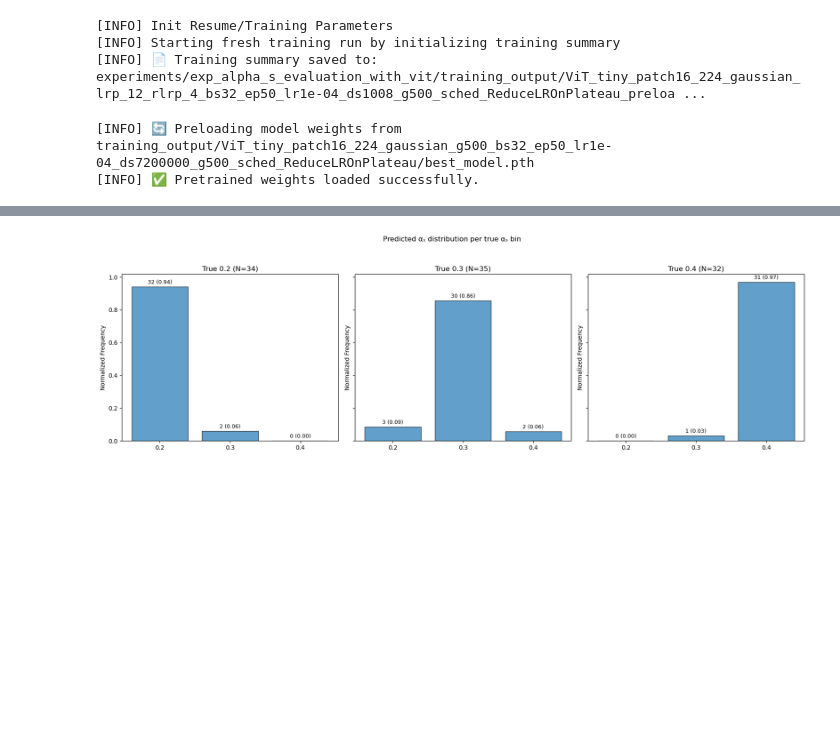
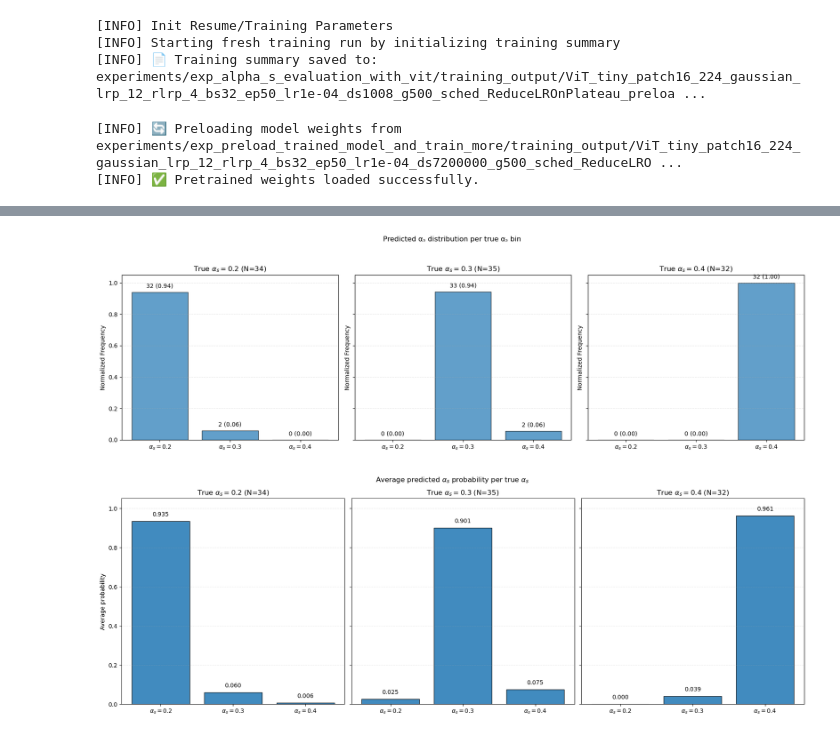
Before and after one commit to hmehryar/ml-jet-param-predictor, a Jupyter notebook: evaluation.ipynb, the cells around one changed output, grey strips where cells are left out. Saved outputs shown, nothing was run; the diff lists cells and outputs as text; code cells hidden in the pictures; blank space fills up the shorter version.

```diff
--- a/evaluation.ipynb
+++ b/evaluation.ipynb
@@ -54,10 +54,10 @@ from models.model_vit import create_model
 # "experiments/exp_alpha_s_evaluation_with_vit/config/" \
 # "vit_tiny_patch16_224_gaussian_bs32_ep50_lr1e-04_p12_ds7200000_g500_sched-RLRP_preload_p4.yml")
 
-# cfg=get_config(config_path="/home/arsalan/wsu-grid/ml-jet-param-predictor/" \
-# "experiments/exp_alpha_s_evaluation_with_vit/config/" \
-# "vit_tiny_patch16_224_gaussian_bs32_ep50_lr1e-04_p12_ds1008_g500_sched-RLRP_preload_p4.yml")
-cfg=get_config()
+cfg=get_config(config_path="/home/arsalan/wsu-grid/ml-jet-param-predictor/" \
+"experiments/exp_alpha_s_evaluation_with_vit/config/" \
+"vit_tiny_patch16_224_gaussian_bs32_ep50_lr1e-04_p12_ds1008_g500_sched-RLRP_preload_p4.yml")
+# cfg=get_config()
 print(json.dumps(vars(cfg), indent=2))
 # %% [output]
 [INFO] Config Path: /home/arsalan/wsu-grid/ml-jet-param-predictor/experiments/exp_alpha_s_evaluation_with_vit/config/vit_tiny_patch16_224_gaussian_bs32_ep50_lr1e-04_p12_ds1008_g500_sched-RLRP_preload_ ...
@@ -186,35 +186,14 @@ fill_trackers_from_history(
 # %%
 model, preloaded = load_pretrained_model(model, device, cfg)
 # %% [output]
-[INFO] 🔄 Preloading model weights from training_output/ViT_tiny_patch16_224_gaussian_g500_bs32_ep50_lr1e-04_ds7200000_g500_sched_ReduceLROnPlateau/best_model.pth
+[INFO] 🔄 Preloading model weights from experiments/exp_preload_trained_model_and_train_more/training_output/ViT_tiny_patch16_224_gaussian_lrp_12_rlrp_4_bs32_ep50_lr1e-04_ds7200000_g500_sched_ReduceLRO ...
 [INFO] ✅ Pretrained weights loaded successfully.
 # %%
 from train_utils.evaluate import evaluate
-from train_utils.train_metrics_logger import update_val_logs
 val_metrics = evaluate(
     val_loader, model, criterion, device,
-    make_alpha_fig=True,
-    alpha_fig_path=os.path.join(cfg.output_dir, "figs", "alpha_hist_per_true_bin.png"),
-    alpha_class_names=("0.2","0.3","0.4")
-)
-(val_loss_list,
-val_loss_energy_list,
-val_loss_alpha_list,
-val_loss_q0_list,
-val_acc_list,
-val_acc_energy_list,
-val_acc_alpha_list,
-val_acc_q0_list,
-) = update_val_logs(
-    val_metrics,
-    val_loss_list,
-    val_loss_energy_list,
-    val_loss_alpha_list,
-    val_loss_q0_list,
-    val_acc_list,
-    val_acc_energy_list,
-    val_acc_alpha_list,
-    val_acc_q0_list,
+    make_alpha_fig=True, alpha_fig_path=os.path.join(cfg.output_dir, "val/hists/alpha_hist_per_true_bin"), alpha_class_names=("0.2","0.3","0.4"),
+    make_alpha_avgprob_fig=True,   alpha_avgprob_fig_path= os.path.join(cfg.output_dir, "val/hists/alpha_avgprob_per_true_bin")
 )
 print(f"[INFO] Energy Acc ={val_metrics['energy']['accuracy']:.4f}, αs Acc = {val_metrics['alpha']['accuracy']:.4f}, Q0 Acc = {val_metrics['q0']['accuracy']:.4f}, Total Acc = {val_metrics['accuracy']:.4f}")
 print(f"[INFO] Energy Loss ={val_metrics['loss_energy']:.4f}, αs Loss = {val_metrics['loss_alpha']:.4f}, Q0 Loss = {val_metrics['loss_q0']:.4f}, Total Loss = {val_metrics['loss']:.4f}")
@@ -224 +203,2 @@ print(f"[INFO] Energy Loss ={val_metrics['loss_energy']:.4f}, αs Loss = {val_me
-[figure, old version]
+[figure, new version]
+[figure, added]
```
Also changed, not shown: parts of 8 cells of this notebook, 3 other files.
